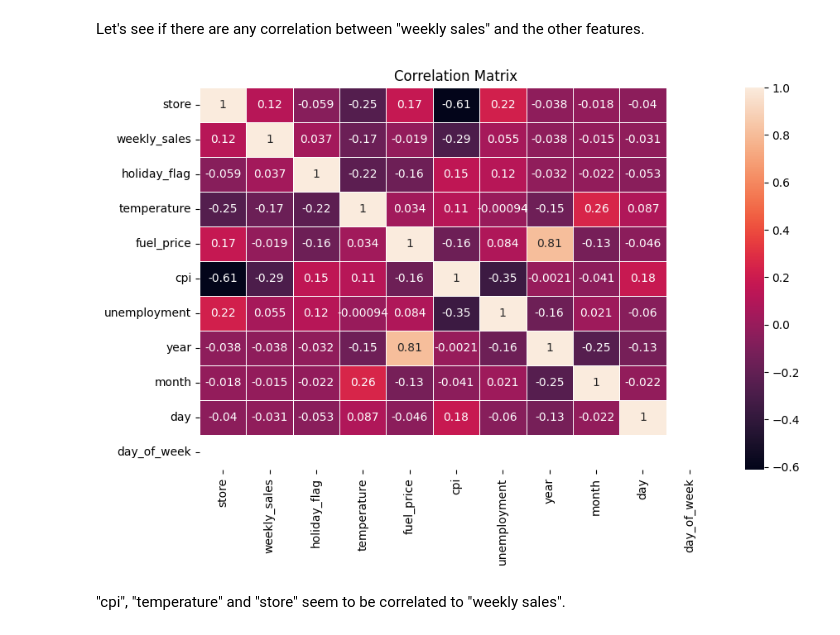
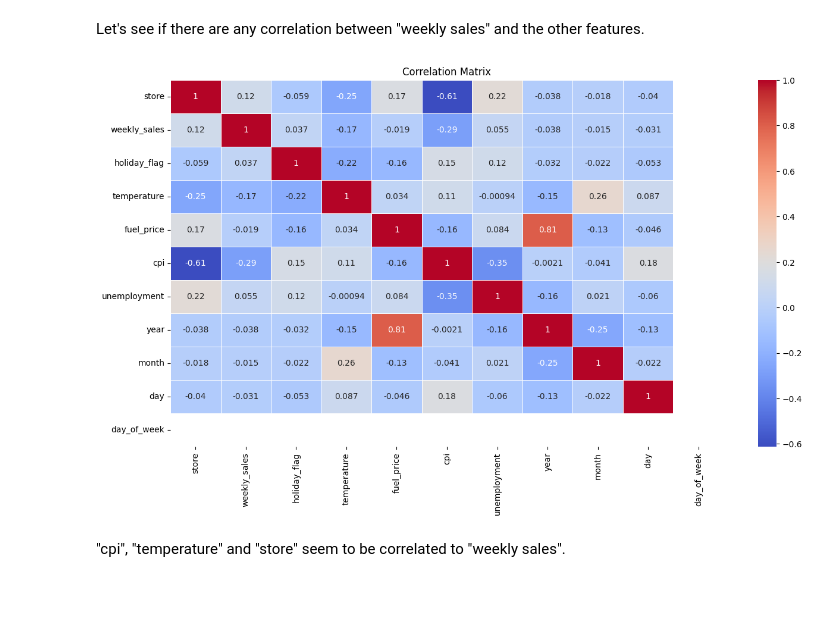
Before and after one commit to vchhauv/walmart-sales, a Jupyter notebook: walmart-sales.ipynb, the cells around one changed output. Drawn from its saved outputs; the diff is of its cells as text; code cells hidden in the pictures; blank space fills up the shorter version.

```diff
--- a/walmart-sales.ipynb
+++ b/walmart-sales.ipynb
@@ -126,12 +127,12 @@ We can see on holidays that the "weekly sales" are slighly above non-holidays we
 Let's see if there are any correlation between "weekly sales" and the other features.
 # %%
 correlation_matrix = df.corr()
-plt.figure(figsize=(10, 6))
-sns.heatmap(correlation_matrix, annot=True, linewidths=0.5)
+plt.figure(figsize=(15,8))
+sns.heatmap(correlation_matrix, annot=True, linewidths=0.5, cmap='coolwarm')
 plt.title('Correlation Matrix')
 plt.show()
 # %% [output]
-[figure, old version]
+[figure, new version]
 # %% [markdown]
 "cpi", "temperature" and "store" seem to be correlated to "weekly sales".
 # %% [markdown]
```
Also changed, not shown: parts of 2 cells of this notebook.
